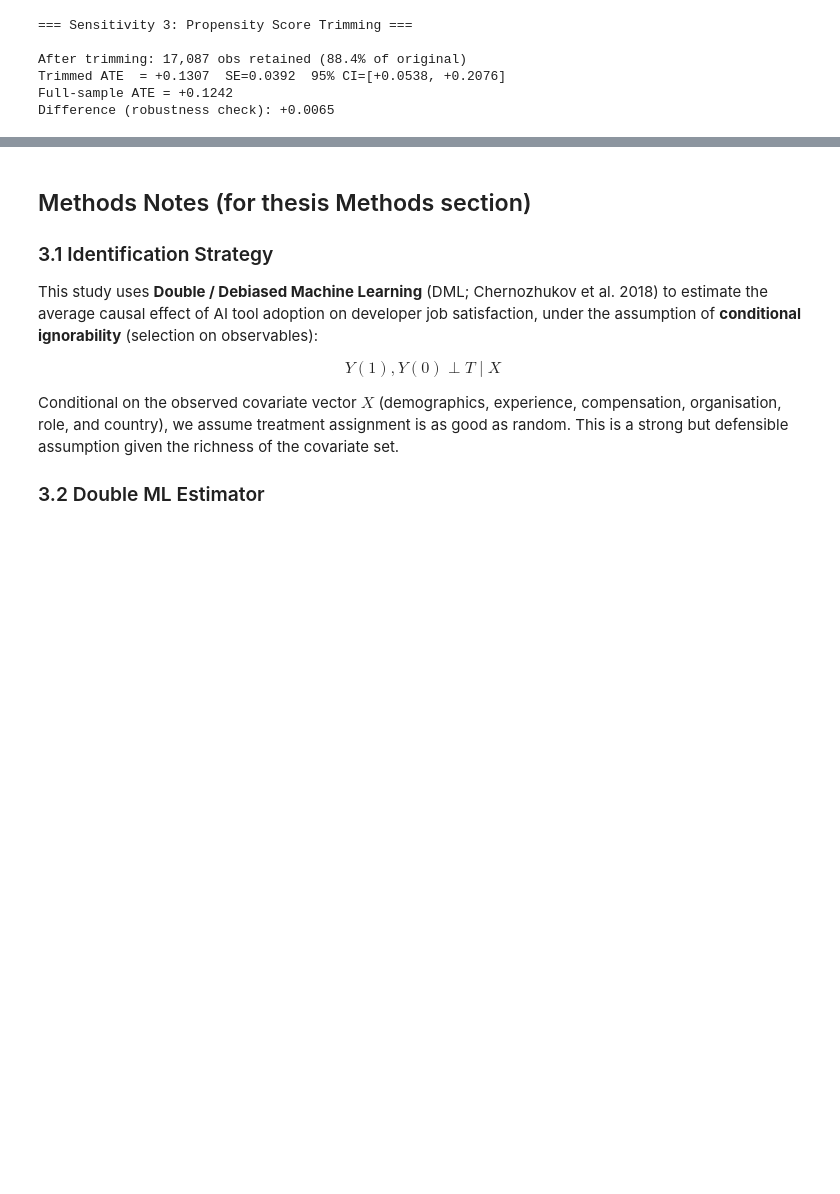
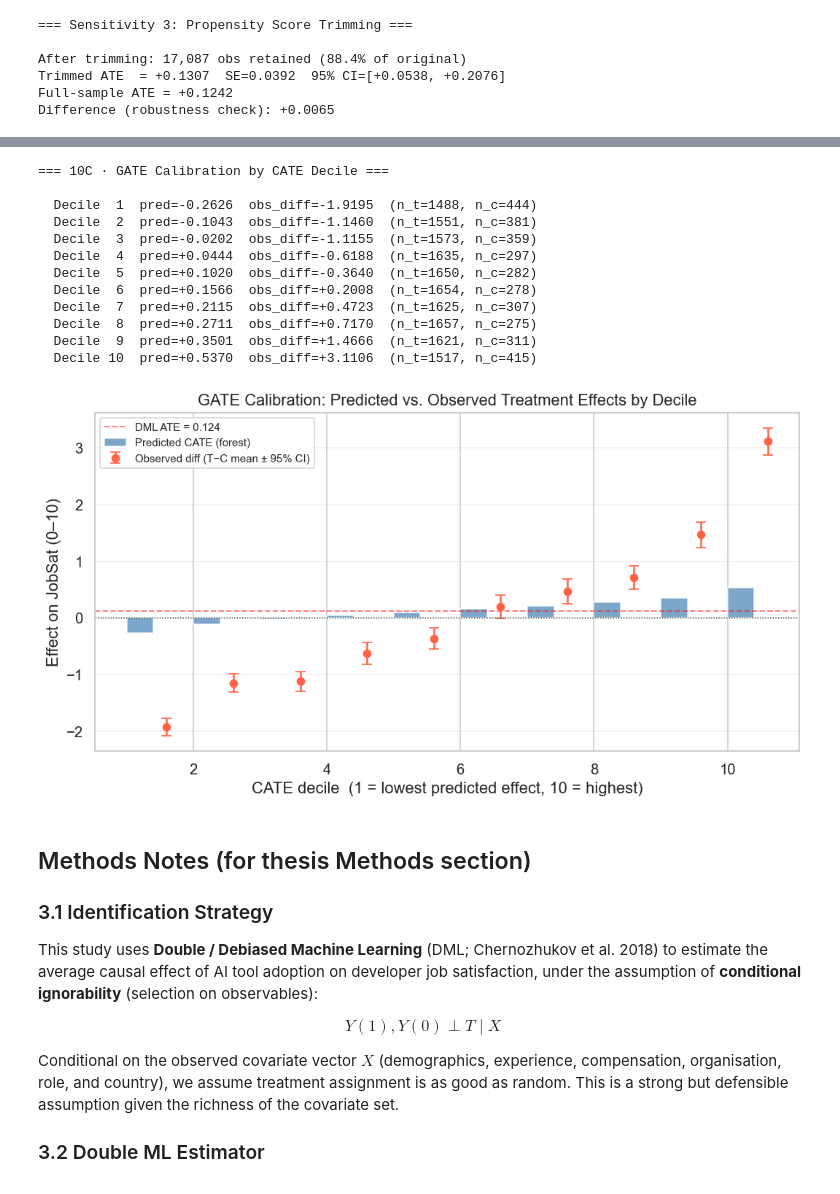
Before and after one commit to SivertIvarhus/Master-Thesis-NOVA-SBE-BA, a Jupyter notebook: notebooks/03-modeling.ipynb, the cells around one changed output, grey strips where cells are left out. Cells and saved outputs as stored; diff of their text form; code cells hidden in the pictures; blank space fills up the shorter version.

```diff
--- a/notebooks/03-modeling.ipynb
+++ b/notebooks/03-modeling.ipynb
@@ -647,3 +767,67 @@ Difference (robustness check): +0.0065
+# %%
+print("=== 10C · GATE Calibration by CATE Decile ===\n")
+
+order      = np.argsort(cates)
+n          = len(cates)
+n_deciles  = 10
+bin_size   = n // n_deciles
+
+gate_rows = []
+for b in range(n_deciles):
+    idx = order[b * bin_size : (b + 1) * bin_size]
+    pred_mean = cates[idx].mean()
+    t_idx = idx[T[idx] == 1]
+    c_idx = idx[T[idx] == 0]
+    if len(t_idx) == 0 or len(c_idx) == 0:
+        obs_diff = np.nan
+        obs_se   = np.nan
+    else:
+        obs_diff = Y[t_idx].mean() - Y[c_idx].mean()
+        # SE via Welch approximation
+        obs_se = np.sqrt(Y[t_idx].var() / len(t_idx) + Y[c_idx].var() / len(c_idx))
+    gate_rows.append({
+        "decile"    : b + 1,
+        "pred_cate" : pred_mean,
+        "obs_diff"  : obs_diff,
+        "obs_se"    : obs_se,
+        "n_treated" : len(t_idx),
+        "n_control" : len(c_idx),
+    })
+    print(f"  Decile {b+1:2d}  pred={pred_mean:+.4f}  obs_diff={obs_diff:+.4f}  "
+          f"(n_t={len(t_idx)}, n_c={len(c_idx)})")
+
+gate_df = pd.DataFrame(gate_rows)
+
+fig, ax = plt.subplots(figsize=(9, 5))
+ax.bar(gate_df["decile"], gate_df["pred_cate"],
+       width=0.4, alpha=0.7, color="steelblue", label="Predicted CATE (forest)", align="edge")
+ax.errorbar(gate_df["decile"] + 0.6, gate_df["obs_diff"],
+            yerr=1.96 * gate_df["obs_se"],
+            fmt="o", color="tomato", capsize=4, ms=6, label="Observed diff (T−C mean ± 95% CI)")
+ax.axhline(0,   color="black", lw=0.8, ls=":")
+ax.axhline(ate, color="red",   lw=1.2, ls="--", alpha=0.5, label=f"DML ATE = {ate:.3f}")
+ax.set_xlabel("CATE decile  (1 = lowest predicted effect, 10 = highest)")
+ax.set_ylabel("Effect on JobSat (0–10)")
+ax.set_title("GATE Calibration: Predicted vs. Observed Treatment Effects by Decile")
+ax.legend(fontsize=9)
+ax.grid(axis="y", alpha=0.3)
+plt.tight_layout()
+plt.savefig(FIGURES / "gate_calibration.png", dpi=150, bbox_inches="tight")
+plt.show()
+# %% [output]
+=== 10C · GATE Calibration by CATE Decile ===
+
+  Decile  1  pred=-0.2626  obs_diff=-1.9195  (n_t=1488, n_c=444)
+  Decile  2  pred=-0.1043  obs_diff=-1.1460  (n_t=1551, n_c=381)
+  Decile  3  pred=-0.0202  obs_diff=-1.1155  (n_t=1573, n_c=359)
+  Decile  4  pred=+0.0444  obs_diff=-0.6188  (n_t=1635, n_c=297)
+  Decile  5  pred=+0.1020  obs_diff=-0.3640  (n_t=1650, n_c=282)
+  Decile  6  pred=+0.1566  obs_diff=+0.2008  (n_t=1654, n_c=278)
+  Decile  7  pred=+0.2115  obs_diff=+0.4723  (n_t=1625, n_c=307)
+  Decile  8  pred=+0.2711  obs_diff=+0.7170  (n_t=1657, n_c=275)
+  Decile  9  pred=+0.3501  obs_diff=+1.4666  (n_t=1621, n_c=311)
+  Decile 10  pred=+0.5370  obs_diff=+3.1106  (n_t=1517, n_c=415)
+[figure, added]
 # %% [markdown]
 ## Methods Notes (for thesis Methods section)
 
```
Also changed, not shown: parts of 5 cells of this notebook.
